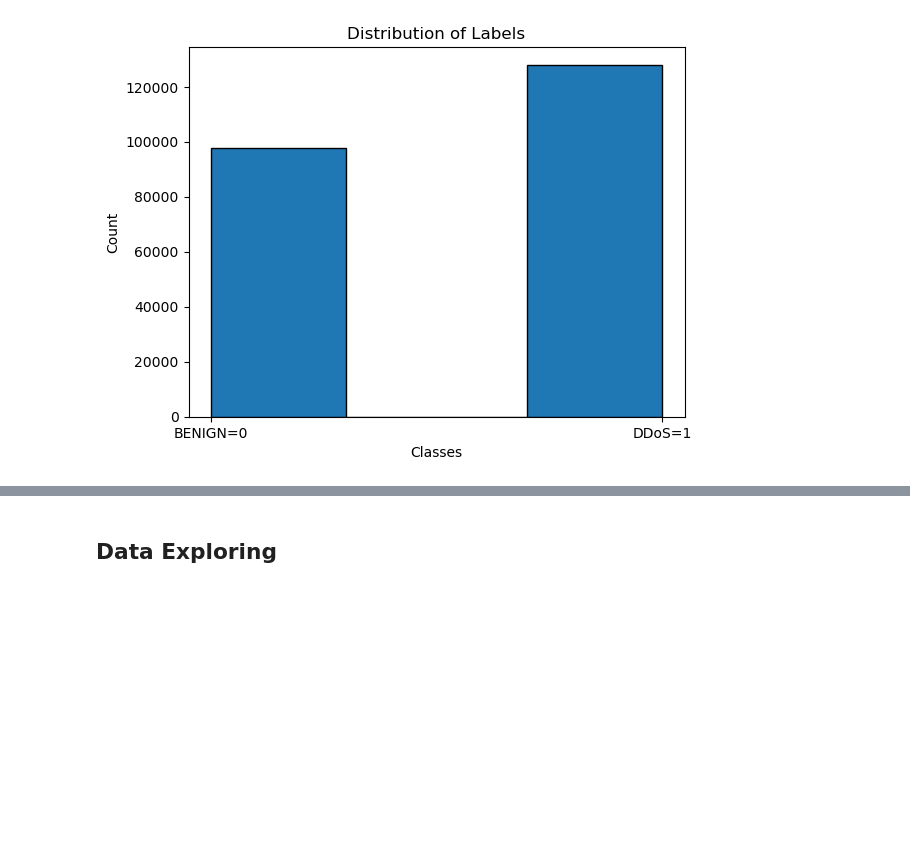
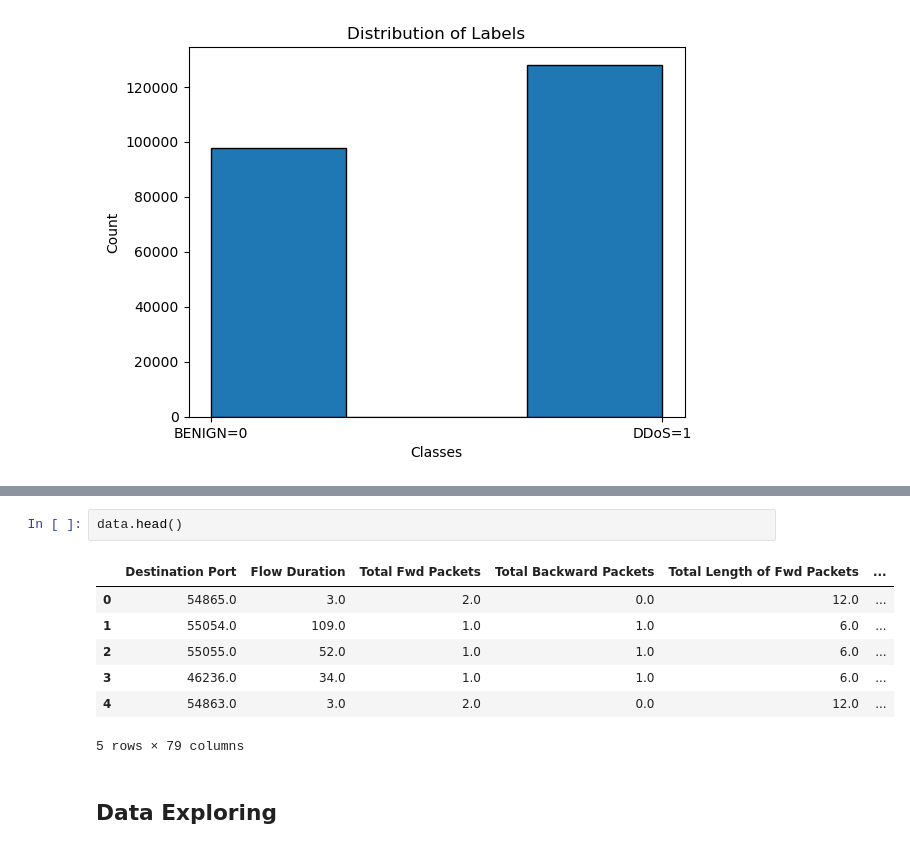
Before and after one commit to ahmed-arifgala/DDoS_Mitigation, a Jupyter notebook: DDoS_Mitigation.ipynb, the cells around one changed output, grey strips where cells are left out. Saved outputs shown, nothing was run; the diff lists cells and outputs as text; blank space fills up the shorter version.

```diff
--- a/DDoS_Mitigation.ipynb
+++ b/DDoS_Mitigation.ipynb
@@ -159,3 +186,13 @@ plt.show()
+# %%
+data.head()
+# %% [output]
+|  | Destination Port | Flow Duration | Total Fwd Packets | Total Backward Packets | Total Length of Fwd Packets | ... |
+| 0 | 54865.0 | 3.0 | 2.0 | 0.0 | 12.0 | ... |
+| 1 | 55054.0 | 109.0 | 1.0 | 1.0 | 6.0 | ... |
+| 2 | 55055.0 | 52.0 | 1.0 | 1.0 | 6.0 | ... |
+| 3 | 46236.0 | 34.0 | 1.0 | 1.0 | 6.0 | ... |
+| 4 | 54863.0 | 3.0 | 2.0 | 0.0 | 12.0 | ... |
+5 rows × 79 columns
 # %% [markdown]
 ## Data Exploring
 # %%
```
Also changed, not shown: parts of 10 cells of this notebook.
